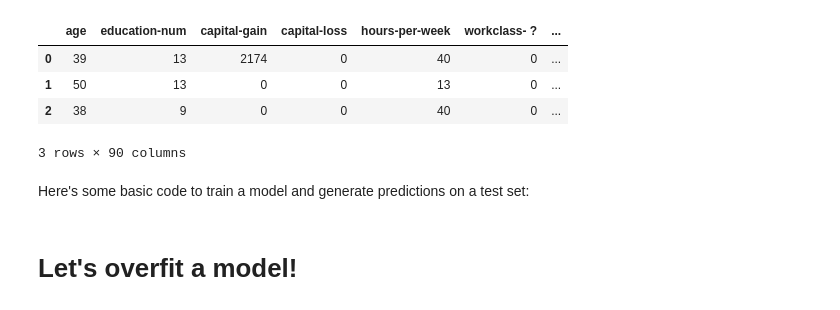
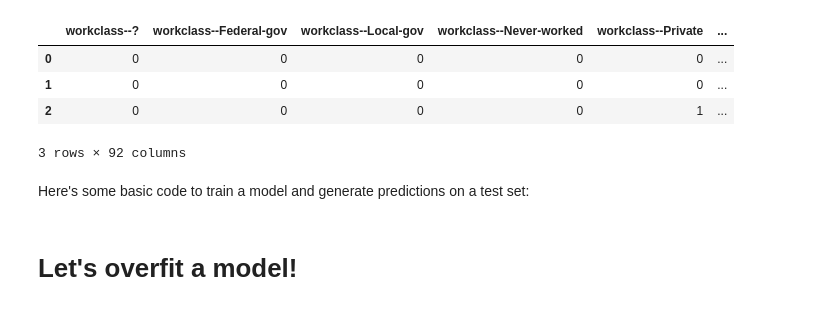
Before and after one commit to jvns/forestspy, a Jupyter notebook: inspecting random forest models.ipynb, the cells around one changed output. Cells and saved outputs as stored; diff of their text form; code cells hidden in the pictures.

```diff
--- a/adult dataset.ipynb
+++ b/inspecting random forest models.ipynb
@@ -9,18 +8,40 @@ from collections import Counter, OrderedDict
 # %%
 %load_ext autoreload
 %autoreload 2
-# %%
-from example.census import clean_census_data
-features, output = clean_census_data()
-features = features.drop('sex- Female', axis=1)
+# %%
+def one_hot_encode(series):
+    label_enc = LabelEncoder()
+    one_hot_enc = OneHotEncoder()
+    encoded_data = one_hot_enc.fit_transform(label_enc.fit_transform(series).reshape(-1, 1)).toarray()
+    one_hot_names = [series.name + '--' + value.strip() for value in label_enc.classes_]
+    return pd.DataFrame(encoded_data, columns=one_hot_names)
+
+def read_features():
+    df = pd.read_csv('./adult.data', header=None)
+    df.columns = ['age', 'workclass', 'fnlwgt', 'education',
+                  'education-num', 'marital-status', 'occupation',
+                  'relationship', 'race', 'sex', 'capital-gain',
+                  'capital-loss', 'hours-per-week', 'native-country', 'salary']
+
+    categorical_vars = ['workclass', 'marital-status', 'occupation',
+                    'relationship', 'race', 'sex', 'native-country']
+    numeric_vars = ['age', 'education-num', 'capital-gain', 'capital-loss', 'hours-per-week']
+    feature_dfs = [one_hot_encode(df[var]) for var in categorical_vars]
+    feature_dfs.append(df[numeric_vars])
+    features = pd.concat(feature_dfs, axis=1)
+    output = df['salary']
+    output = output == ' >50K'
+    return features, output
+# %%
+features, output = read_features()
 # %%
-features[:3]
+features[:3].join(output)
 # %% [output]
-|  | age | education-num | capital-gain | capital-loss | hours-per-week | workclass- ? | ... |
-| 0 | 39 | 13 | 2174 | 0 | 40 | 0 | ... |
-| 1 | 50 | 13 | 0 | 0 | 13 | 0 | ... |
-| 2 | 38 | 9 | 0 | 0 | 40 | 0 | ... |
+|  | workclass--? | workclass--Federal-gov | workclass--Local-gov | workclass--Never-worked | workclass--Private | ... |
+| 0 | 0 | 0 | 0 | 0 | 0 | ... |
+| 1 | 0 | 0 | 0 | 0 | 0 | ... |
+| 2 | 0 | 0 | 0 | 0 | 1 | ... |
-3 rows × 90 columns
+3 rows × 92 columns
 # %% [markdown]
 Here's some basic code to train a model and generate predictions on a test set:
 # %%
```
Also changed, not shown: parts of 19 cells of this notebook, 2 other files.
